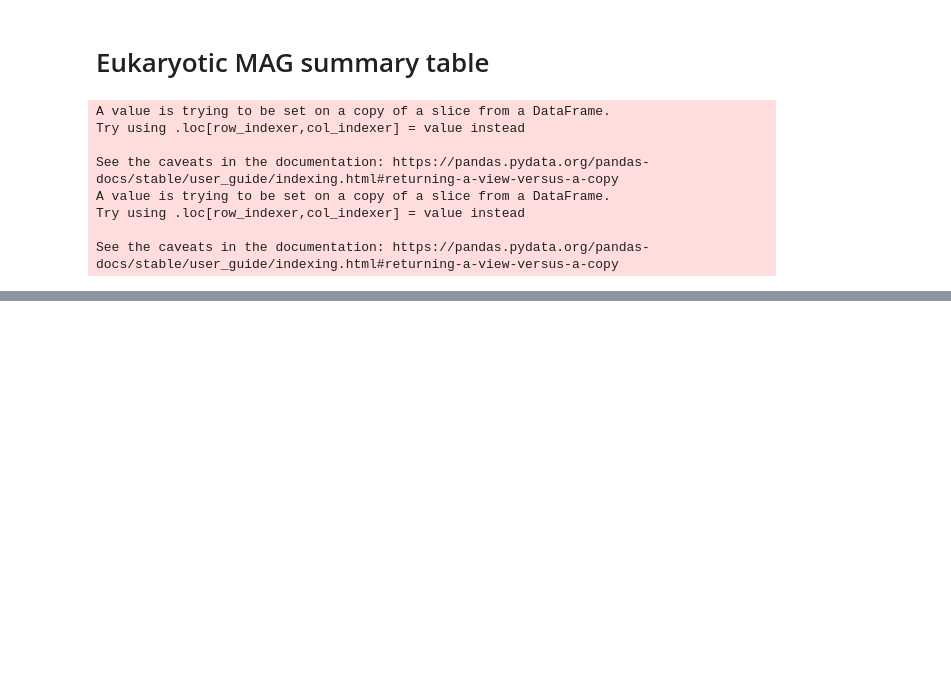
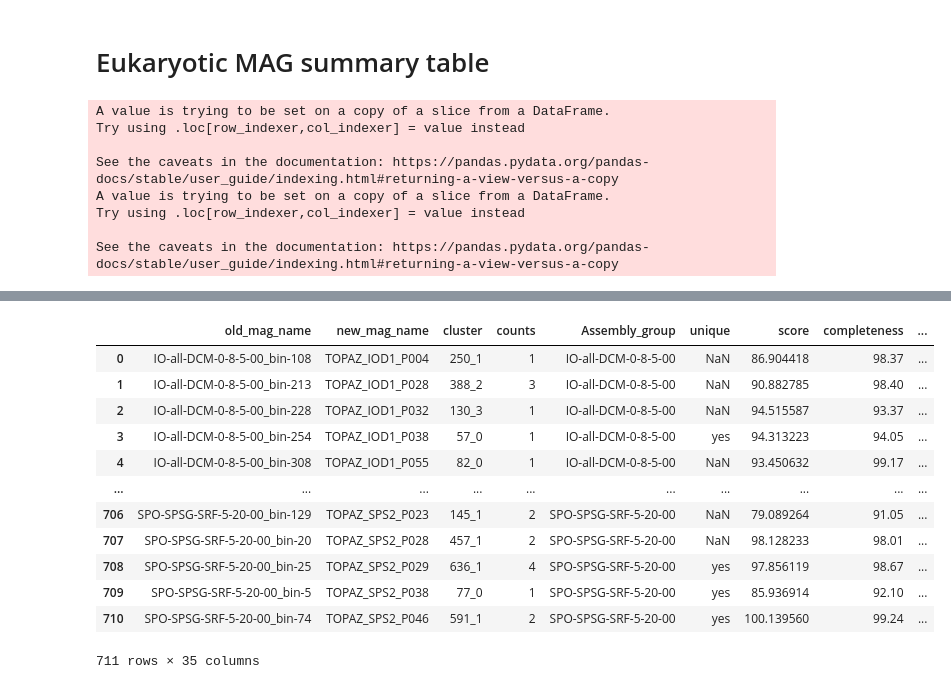
Before and after one commit to AlexanderLabWHOI/2021-TOPAZ-MAG-Figures, a Jupyter notebook: tables/Compile_final_tables.ipynb, the cells around one changed output, grey strips where cells are left out. Drawn from its saved outputs; the diff is of its cells as text; code cells hidden in the pictures; blank space fills up the shorter version.

```diff
--- a/tables/Compile_final_tables.ipynb
+++ b/tables/Compile_final_tables.ipynb
@@ -127,0 +183,17 @@ final_table.to_csv('final/TableS2_EukaryoticMAG.csv')
+# %%
+pd.read_csv('TOPAZ_bacterial_extended.csv', sep=
+           '\t')
+# %% [output]
+|  | old_mag_name | new_mag_name | cluster | counts | Assembly_group | unique | score | completeness | ... |
+| 0 | IO-all-DCM-0-8-5-00_bin-108 | TOPAZ_IOD1_P004 | 250_1 | 1 | IO-all-DCM-0-8-5-00 | NaN | 86.904418 | 98.37 | ... |
+| 1 | IO-all-DCM-0-8-5-00_bin-213 | TOPAZ_IOD1_P028 | 388_2 | 3 | IO-all-DCM-0-8-5-00 | NaN | 90.882785 | 98.40 | ... |
+| 2 | IO-all-DCM-0-8-5-00_bin-228 | TOPAZ_IOD1_P032 | 130_3 | 1 | IO-all-DCM-0-8-5-00 | NaN | 94.515587 | 93.37 | ... |
+| 3 | IO-all-DCM-0-8-5-00_bin-254 | TOPAZ_IOD1_P038 | 57_0 | 1 | IO-all-DCM-0-8-5-00 | yes | 94.313223 | 94.05 | ... |
+| 4 | IO-all-DCM-0-8-5-00_bin-308 | TOPAZ_IOD1_P055 | 82_0 | 1 | IO-all-DCM-0-8-5-00 | NaN | 93.450632 | 99.17 | ... |
+| ... | ... | ... | ... | ... | ... | ... | ... | ... | ... |
+| 706 | SPO-SPSG-SRF-5-20-00_bin-129 | TOPAZ_SPS2_P023 | 145_1 | 2 | SPO-SPSG-SRF-5-20-00 | NaN | 79.089264 | 91.05 | ... |
+| 707 | SPO-SPSG-SRF-5-20-00_bin-20 | TOPAZ_SPS2_P028 | 457_1 | 2 | SPO-SPSG-SRF-5-20-00 | NaN | 98.128233 | 98.01 | ... |
+| 708 | SPO-SPSG-SRF-5-20-00_bin-25 | TOPAZ_SPS2_P029 | 636_1 | 4 | SPO-SPSG-SRF-5-20-00 | yes | 97.856119 | 98.67 | ... |
+| 709 | SPO-SPSG-SRF-5-20-00_bin-5 | TOPAZ_SPS2_P038 | 77_0 | 1 | SPO-SPSG-SRF-5-20-00 | yes | 85.936914 | 92.10 | ... |
+| 710 | SPO-SPSG-SRF-5-20-00_bin-74 | TOPAZ_SPS2_P046 | 591_1 | 2 | SPO-SPSG-SRF-5-20-00 | yes | 100.139560 | 99.24 | ... |
+711 rows × 35 columns
```
Also changed, not shown: parts of 9 cells of this notebook, 49 other files.
